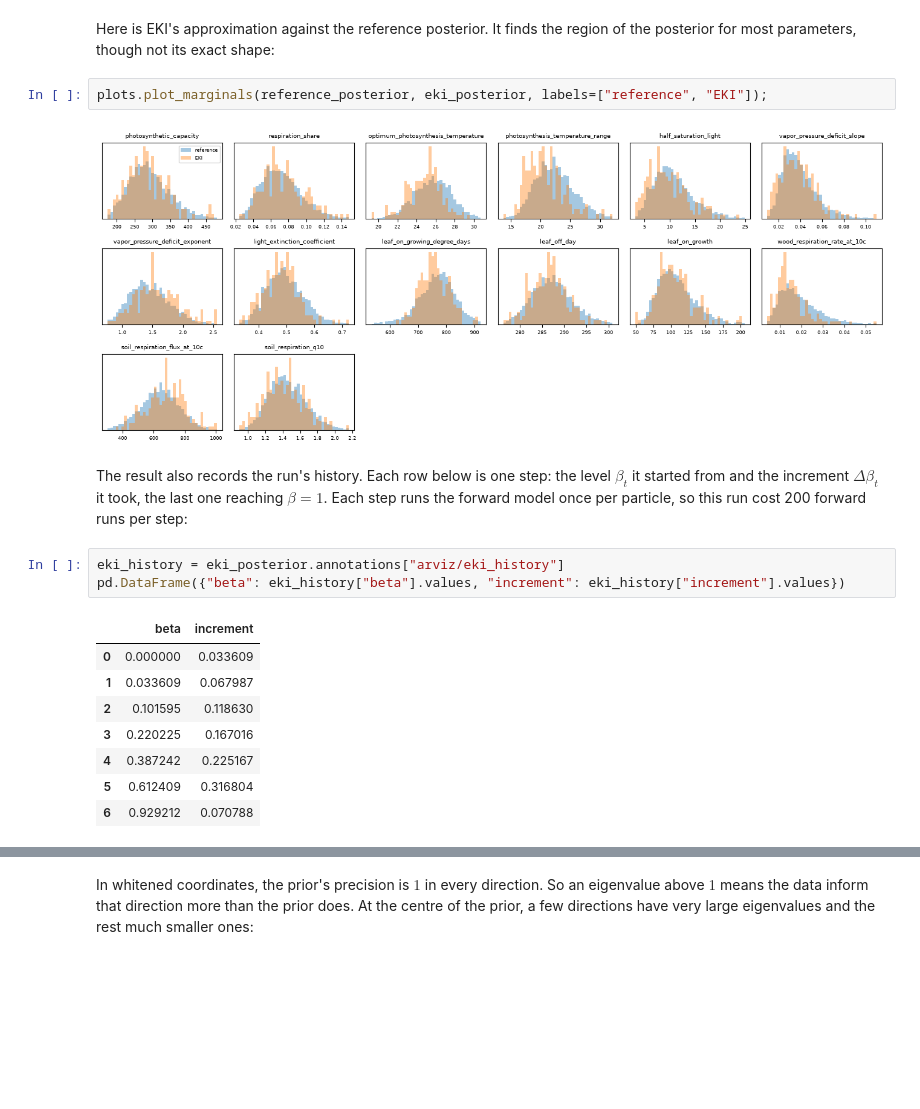
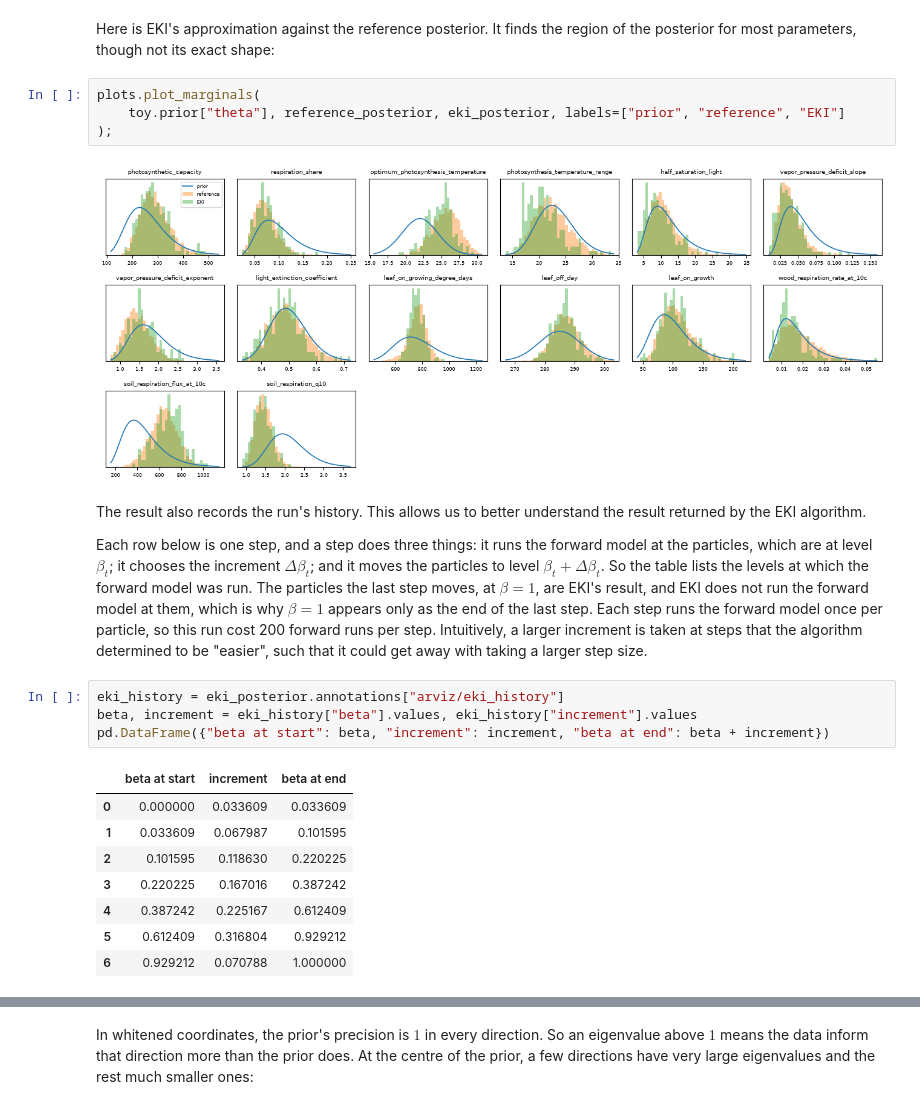
Before and after one commit to arob5/lsm-active-subspace, a Jupyter notebook: notebooks/parameter_inference_tools.ipynb, the cells around one changed output, grey strips where cells are left out. Saved outputs shown, nothing was run; the diff lists cells and outputs as text; blank space fills up the shorter version.

```diff
--- a/notebooks/parameter_inference_tools.ipynb
+++ b/notebooks/parameter_inference_tools.ipynb
@@ -256,26 +258,36 @@ EmpiricalDistribution(
 Here is EKI's approximation against the reference posterior. It finds the region of the
 posterior for most parameters, though not its exact shape:
 # %%
-plots.plot_marginals(reference_posterior, eki_posterior, labels=["reference", "EKI"]);
+plots.plot_marginals(
+    toy.prior["theta"], reference_posterior, eki_posterior, labels=["prior", "reference", "EKI"]
+);
 # %% [output]
-[figure, old version]
+[figure, new version]
 # %% [markdown]
-The result also records the run's history. Each row below is one step: the level
-$\beta_t$ it started from and the increment $\Delta\beta_t$ it took, the last one reaching
-$\beta = 1$. Each step runs the forward model once per particle, so this run cost 200 forward runs
-per step:
+The result also records the run's history. This allows us to better understand the result
+returned by the EKI algorithm.
+
+Each row below is one step, and a step does three things: it runs the forward model at the
+particles, which are at level $\beta_t$; it chooses the increment $\Delta\beta_t$; and it moves the
+particles to level $\beta_t + \Delta\beta_t$. So the table lists the levels at which the forward
+model was run. The particles the last step moves, at $\beta = 1$, are EKI's result, and EKI does
+not run the forward model at them, which is why $\beta = 1$ appears only as the end of the last
+step. Each step runs the forward model once per particle, so this run cost 200 forward runs per
+step. Intuitively, a larger increment is taken at steps that the algorithm determined to be
+"easier", such that it could get away with taking a larger step size.
 # %%
 eki_history = eki_posterior.annotations["arviz/eki_history"]
-pd.DataFrame({"beta": eki_history["beta"].values, "increment": eki_history["increment"].values})
+beta, increment = eki_history["beta"].values, eki_history["increment"].values
+pd.DataFrame({"beta at start": beta, "increment": increment, "beta at end": beta + increment})
 # %% [output]
-|  | beta | increment |
-| 0 | 0.000000 | 0.033609 |
-| 1 | 0.033609 | 0.067987 |
-| 2 | 0.101595 | 0.118630 |
-| 3 | 0.220225 | 0.167016 |
-| 4 | 0.387242 | 0.225167 |
-| 5 | 0.612409 | 0.316804 |
-| 6 | 0.929212 | 0.070788 |
+|  | beta at start | increment | beta at end |
+| 0 | 0.000000 | 0.033609 | 0.033609 |
+| 1 | 0.033609 | 0.067987 | 0.101595 |
+| 2 | 0.101595 | 0.118630 | 0.220225 |
+| 3 | 0.220225 | 0.167016 | 0.387242 |
+| 4 | 0.387242 | 0.225167 | 0.612409 |
+| 5 | 0.612409 | 0.316804 | 0.929212 |
+| 6 | 0.929212 | 0.070788 | 1.000000 |
 # %% [markdown]
 ## 4. Active subspaces
 
```
Also changed, not shown: parts of 38 cells of this notebook, 4 other files.
